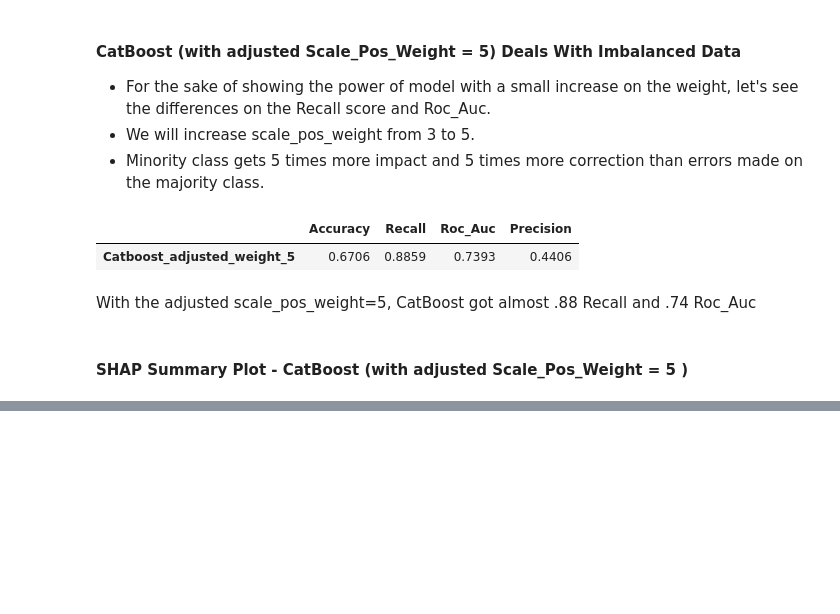
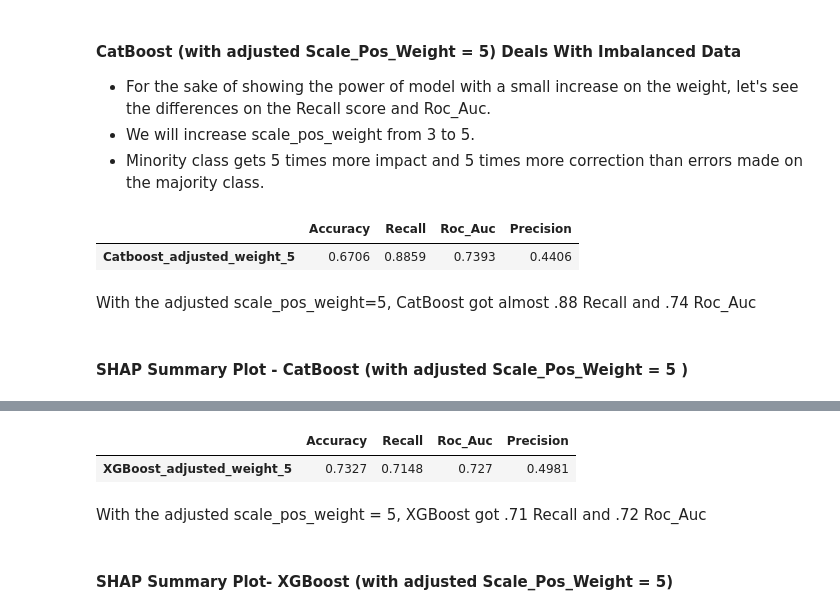
Before and after one commit to Jauloma/GIT_LP3, a Jupyter notebook: Code/Customer Churn_LP3.ipynb, the cells around one changed output, grey strips where cells are left out. Saved outputs shown, nothing was run; the diff lists cells and outputs as text; code cells hidden in the pictures; blank space fills up the shorter version.

```diff
--- a/Code/Customer Churn_LP3.ipynb
+++ b/Code/Customer Churn_LP3.ipynb
@@ -1283,0 +1379,41 @@ With the adjusted scale_pos_weight=5, CatBoost got almost .88 Recall and .74 Roc
+# %%
+accuracy= []
+recall =[]
+roc_auc= []
+precision = []
+
+
+df1 = df_telco_cust.drop(['customerID','gender','PhoneService'],axis=1).copy()
+le = LabelEncoder()
+df1['Churn']=le.fit_transform(df1['Churn'])
+
+df1['TotalCharges']= df1['TotalCharges'].apply(lambda x: x if x!= ' ' else np.nan).astype(float)
+
+df1[['OnlineSecurity','OnlineBackup','DeviceProtection','TechSupport','StreamingTV','StreamingMovies']]= df1[['OnlineSecurity','OnlineBackup','DeviceProtection','TechSupport','StreamingTV','StreamingMovies']].replace('No internet service','No')
+
+df1= pd.get_dummies(df1)
+X= df1.drop('Churn', axis=1)
+y= df1['Churn']
+
+X_train, X_test, y_train, y_test = train_test_split(X, y, test_size=0.3, random_state=42)
+
+xgbc_5 = XGBClassifier(random_state=0,scale_pos_weight=5)
+
+xgbc_5.fit(X_train, y_train)
+y_pred = xgbc_5.predict(X_test)
+
+accuracy.append(round(accuracy_score(y_test, y_pred),4))
+recall.append(round(recall_score(y_test, y_pred),4))
+roc_auc.append(round(roc_auc_score(y_test, y_pred),4))
+precision.append(round(precision_score(y_test, y_pred),4))
+
+model_names = ['XGBoost_adjusted_weight_5']
+result_df6 = pd.DataFrame({'Accuracy':accuracy,'Recall':recall, 'Roc_Auc':roc_auc, 'Precision':precision}, index=model_names)
+result_df6
+# %% [output]
+|  | Accuracy | Recall | Roc_Auc | Precision |
+| XGBoost_adjusted_weight_5 | 0.7327 | 0.7148 | 0.727 | 0.4981 |
+# %% [markdown]
+With the adjusted scale_pos_weight = 5, XGBoost got .71 Recall and .72 Roc_Auc
+# %% [markdown]
+#### SHAP Summary Plot- XGBoost (with adjusted Scale_Pos_Weight = 5)
```
Also changed, not shown: parts of 14 cells of this notebook, 4 other files.
